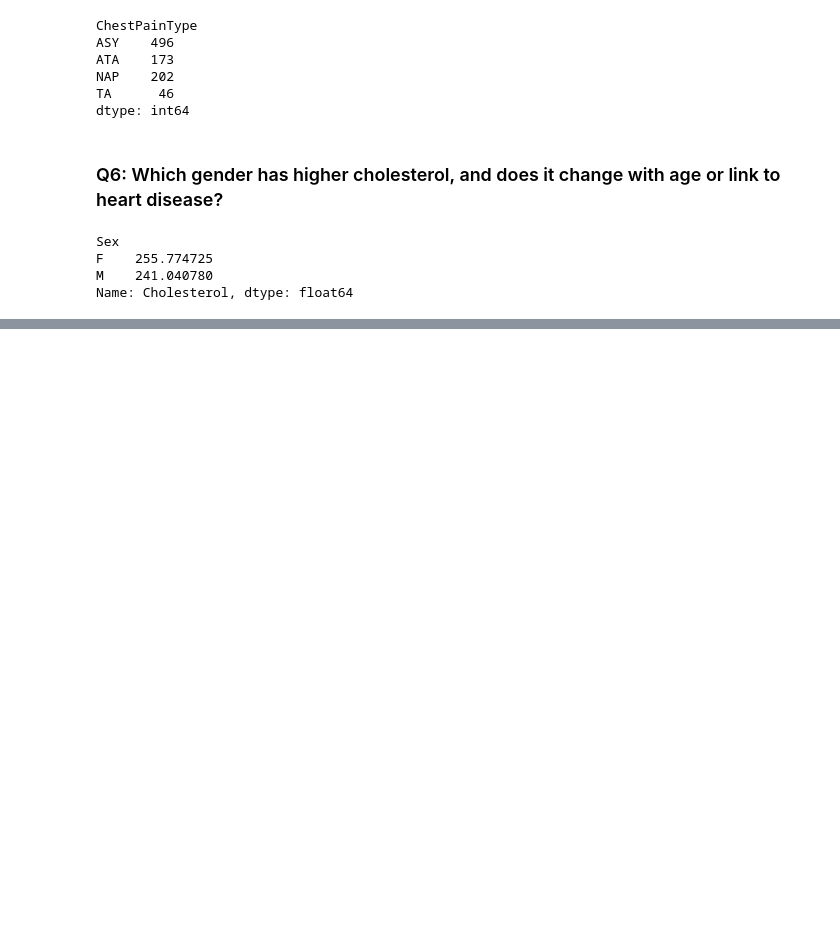
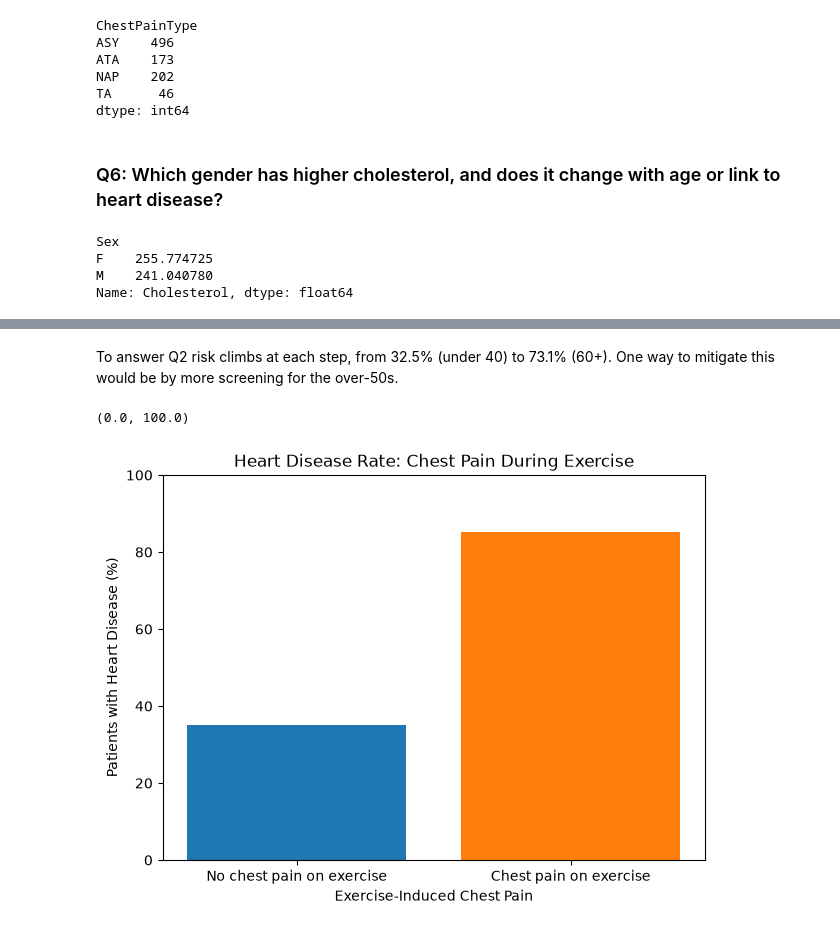
Before and after one commit to TuhinShaikh/Heart-Disease-Visualisation, a Jupyter notebook: Heart_Disease_Analysis.ipynb, the cells around one changed output, grey strips where cells are left out. Drawn from its saved outputs; the diff is of its cells as text; code cells hidden in the pictures; blank space fills up the shorter version.

```diff
--- a/Heart_Disease_Analysis.ipynb
+++ b/Heart_Disease_Analysis.ipynb
@@ -388,0 +455,12 @@ chol_age_sex #
+# %% [markdown]
+To answer Q2 risk climbs at each step, from 32.5% (under 40) to 73.1% (60+). One way to mitigate this would be by more screening for the over-50s.
+# %%
+plt.figure(figsize=(7, 5))
+plt.bar(["No chest pain on exercise", "Chest pain on exercise"], angina_rate.values, color=["tab:blue", "tab:orange"])
+plt.title("Heart Disease Rate: Chest Pain During Exercise")
+plt.xlabel("Exercise-Induced Chest Pain")
+plt.ylabel("Patients with Heart Disease (%)")
+plt.ylim(0, 100)
+# %% [output]
+(0.0, 100.0)
+[figure, added]
```
Also changed, not shown: parts of 26 cells of this notebook.
